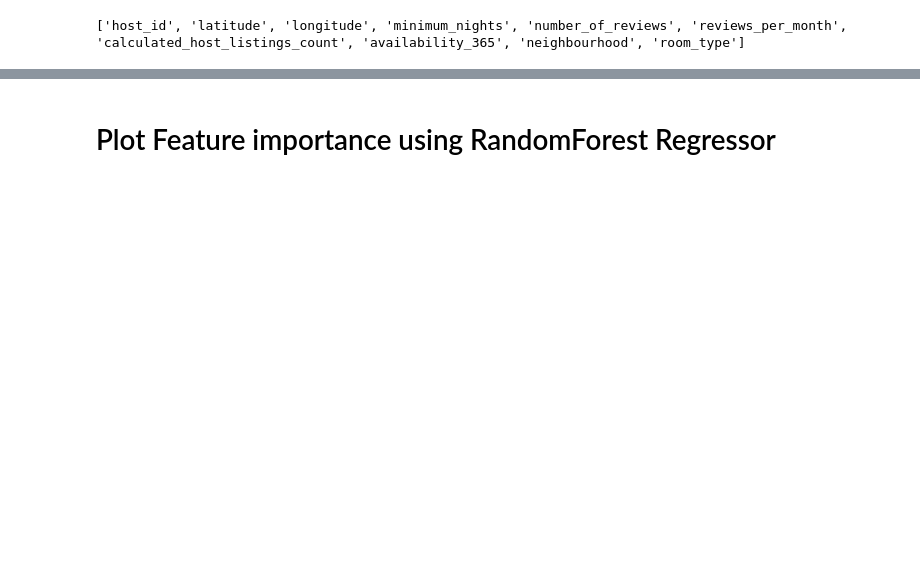
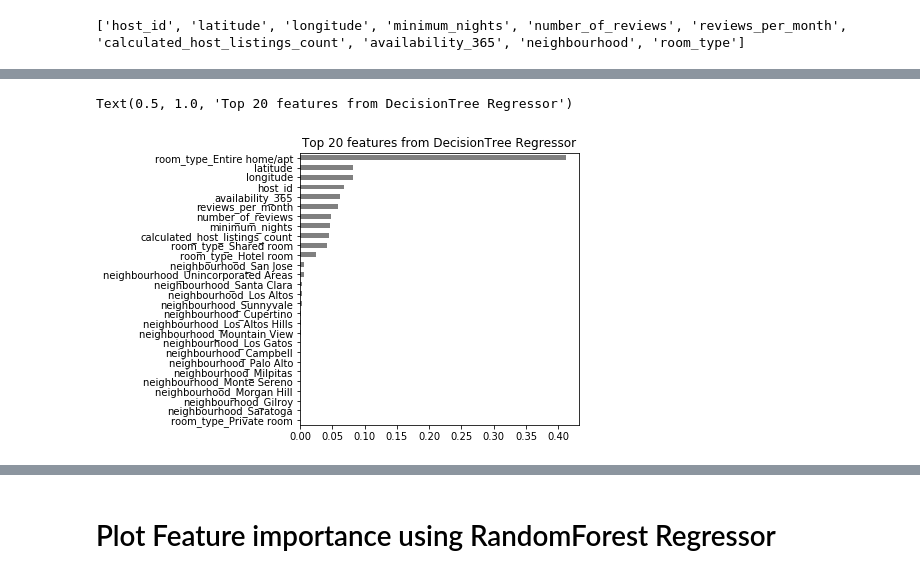
Before and after one commit to nikibhatt/DS-Unit-2-Applied-Modeling, a Jupyter notebook: NB_project2_Final.ipynb, the cells around one changed output, grey strips where cells are left out. Saved outputs shown, nothing was run; the diff lists cells and outputs as text; code cells hidden in the pictures; blank space fills up the shorter version.

```diff
--- a/NB_project2_Final.ipynb
+++ b/NB_project2_Final.ipynb
@@ -359,3 +401,16 @@ R2 Score for LR:  -0.14890727527918757
+# %%
+#Get Feature Importance by DecisionTreeRegressor
+
+rf = pipeline.named_steps['decisiontreeregressor']
+encoder = pipeline.named_steps['onehotencoder']
+encoded_columns = encoder.transform(X_val).columns
+importances = pd.Series(rf.feature_importances_, encoded_columns)
+plt.figure(figsize=(5,5))
+importances.sort_values().plot.barh(color='grey')
+plt.title(f'Top {n} features from DecisionTree Regressor')
+# %% [output]
+Text(0.5, 1.0, 'Top 20 features from DecisionTree Regressor')
+[figure, added]
 # %%
 # Try Random Forest
 
```
Also changed, not shown: parts of 16 cells of this notebook.
